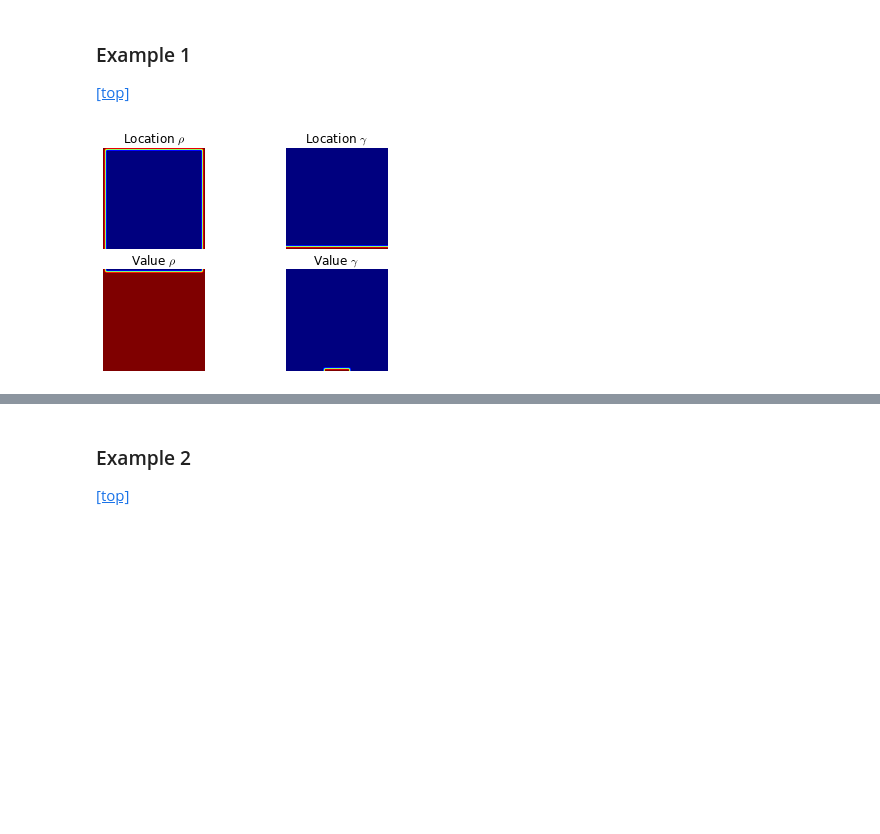
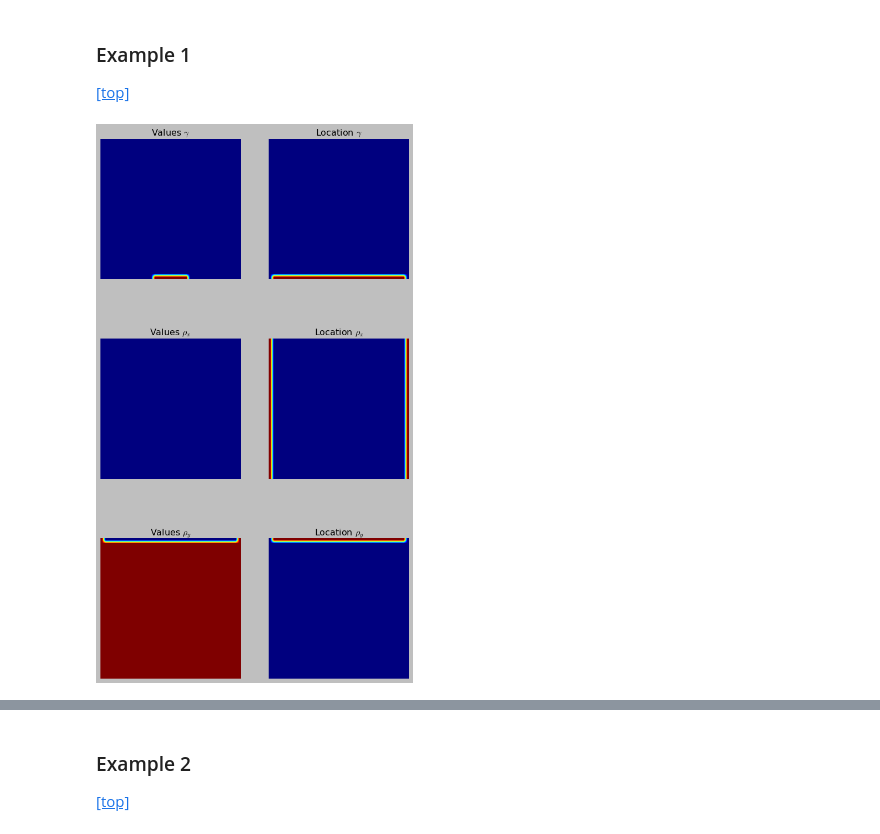
Before and after one commit to JustinBakerMath/homogenize, a Jupyter notebook: Homogenization.ipynb, the cells around one changed output, grey strips where cells are left out. Cells and saved outputs as stored; diff of their text form; code cells hidden in the pictures; blank space fills up the shorter version.

```diff
--- a/Homogenization.ipynb
+++ b/Homogenization.ipynb
@@ -228,3 +237,20 @@ class PDESolvers(metaclass=ABCMeta):
+# %%
+class PDESolver(metaclass=ABCMeta):
+    def __init__(self,m,n,fdm,interior,dirichlet_bc,dirichlet_loc,neumann_xbc,neumann_xloc,neumann_ybc,neumann_yloc):
+        self.domain_shape = (m,n)
+        self.domain_len = m*n
+        self.fdm = fdm
+        assert np.array_equal(interior+dirichlet_loc+neumann_xloc+neumann_yloc,np.ones(neumann_yloc.shape)), "Not equivalent to ones: {}".format(np.where(interior+dirichlet_loc+neumann_xloc+neumann_yloc-np.ones(neumann_yloc.shape)!=0))
+        self.interior = np.diag(interior.reshape(self.domain_len))
+        self.dirichlet_bc = dirichlet_bc.reshape(self.domain_len)
+        self.dirichlet_loc = np.diag(dirichlet_loc.reshape(self.domain_len))
+        self.neumann_xbc = neumann_xbc.reshape(self.domain_len)
+        self.neumann_xloc = np.diag(neumann_xloc.reshape(self.domain_len))
+        self.neumann_ybc = neumann_ybc.reshape(self.domain_len)
+        self.neumann_yloc = np.diag(neumann_yloc.reshape(self.domain_len))
+    def divAgrad(self):
+        pde_mtrx = (self.interior@self.fdm.divAgrad()+self.neumann_xloc@(self.fdm.Agrad()[0])+self.neumann_yloc@(self.fdm.Agrad()[1])+self.dirichlet_loc)
+        return np.linalg.solve(pde_mtrx,self.neumann_xbc+self.neumann_ybc+self.dirichlet_bc)
 # %% [markdown]
 ## Design Operations
 
@@ -518,22 +554,31 @@ options={'lv':0, 'volume':.75,
 prob = heatLens(x,y,options)
 # %%
-plt.subplot(221)
-plt.title('Location $\\rho$')
-plt.imshow(np.diag(prob.rho_loc).reshape(domain_shape)[::-1])
+plt.figure(figsize=(9,16))
+plt.subplot(321)
+plt.title('Values $\\gamma$')
+plt.imshow(prob.gamma[::-1])
 plt.axis('off')
-plt.subplot(222)
+plt.subplot(322)
 plt.title('Location $\\gamma$')
-plt.imshow(np.diag(prob.gamma_loc).reshape(domain_shape)[::-1])
+plt.imshow(prob.gamma_loc[::-1])
 plt.axis('off')
-plt.subplot(223)
-plt.title('Value $\\rho$')
-plt.imshow(prob.rho.reshape(domain_shape)[::-1])
+plt.subplot(323)
+plt.title('Values $\\rho_x$')
+plt.imshow(prob.rho_x[::-1])
 plt.axis('off')
-plt.subplot(224)
-plt.title('Value $\\gamma$')
-plt.imshow(prob.gamma.reshape(domain_shape)[::-1])
+plt.subplot(324)
+plt.title('Location $\\rho_x$')
+plt.imshow(prob.rho_xloc[::-1])
+plt.axis('off')
+plt.subplot(325)
+plt.title('Values $\\rho_y$')
+plt.imshow(prob.rho_y[::-1])
+plt.axis('off')
+plt.subplot(326)
+plt.title('Location $\\rho_y$')
+plt.imshow(prob.rho_yloc[::-1])
 plt.axis('off')
 plt.show()
 # %% [output]
-[figure, old version]
+[figure, new version]
 # %%
```
Also changed, not shown: parts of 17 cells of this notebook, 3 other files.
